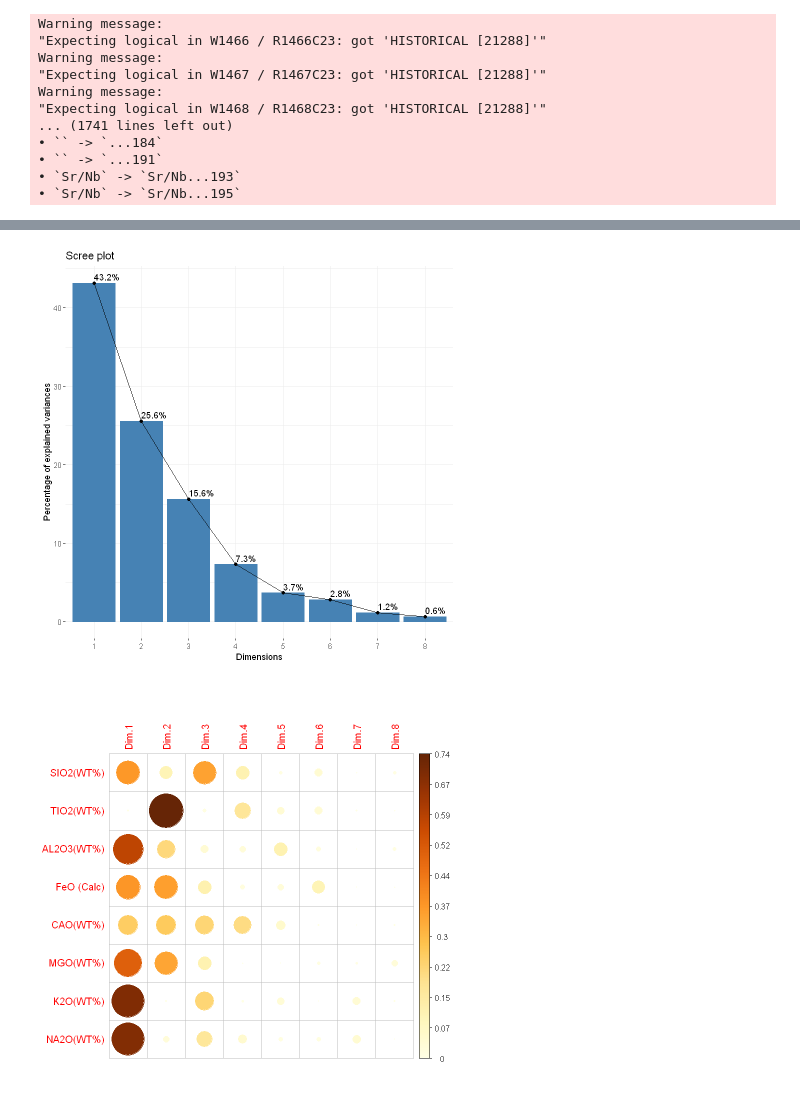
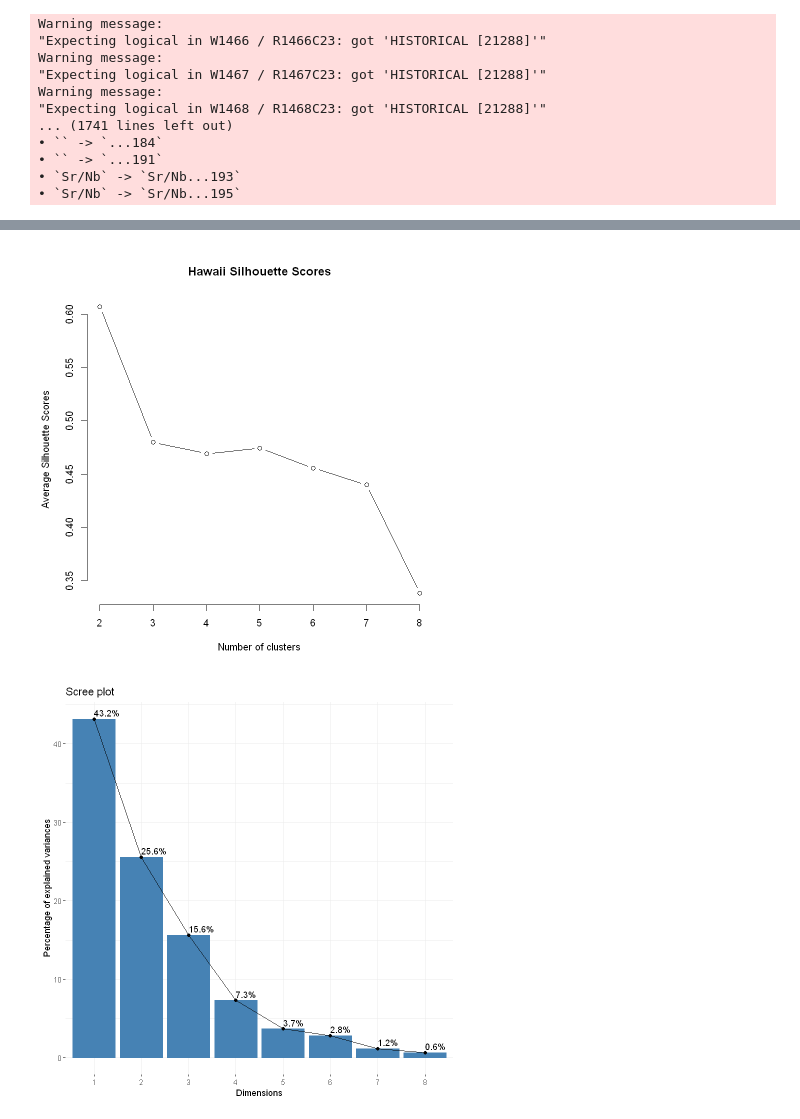
Before and after one commit to miromanestar/LomaGeology, a Jupyter notebook: notebooks/r_pca.ipynb, the cells around one changed output, grey strips where cells are left out. Cells and saved outputs as stored; diff of their text form; code cells hidden in the pictures.

Commit message:
Added silhouette scores

```diff
--- a/notebooks/r_pca.ipynb
+++ b/notebooks/r_pca.ipynb
@@ -49,14 +57,25 @@ sprintf('Number of samples: %s', nrow(data))
 # %%
 library(factoextra)
 library(corrplot)
+require(cluster)
+set.seed(123)
 
 # c(-1, -2) filters out first two columns (ISLAND, VOLCANO)
 pca <- prcomp(data[, c(-1, -2)], scale = TRUE)
 var <- get_pca_var(pca)
 ind <- get_pca_ind(pca)
 
+silhouette_score <- function(k){
+  km <- kmeans(ind$coord, centers = k, nstart=25)
+  ss <- silhouette(km$cluster, dist(ind$coord))
+  mean(ss[, 3])
+}
+k <- 2:8
+avg_sil <- sapply(k, silhouette_score)
+
+plot(k, type='b', avg_sil, xlab='Number of clusters', ylab='Average Silhouette Scores', frame=FALSE, main='Hawaii Silhouette Scores')
 fviz_eig(pca, addlabels = TRUE)
 corrplot(var$cos2, is.corr=FALSE)
 # %% [output]
-[figure, old version]
+[figure, new version]
-[figure, old version]
+[figure, new version]
```
Also changed, not shown: parts of 4 cells of this notebook, 3 other files.
